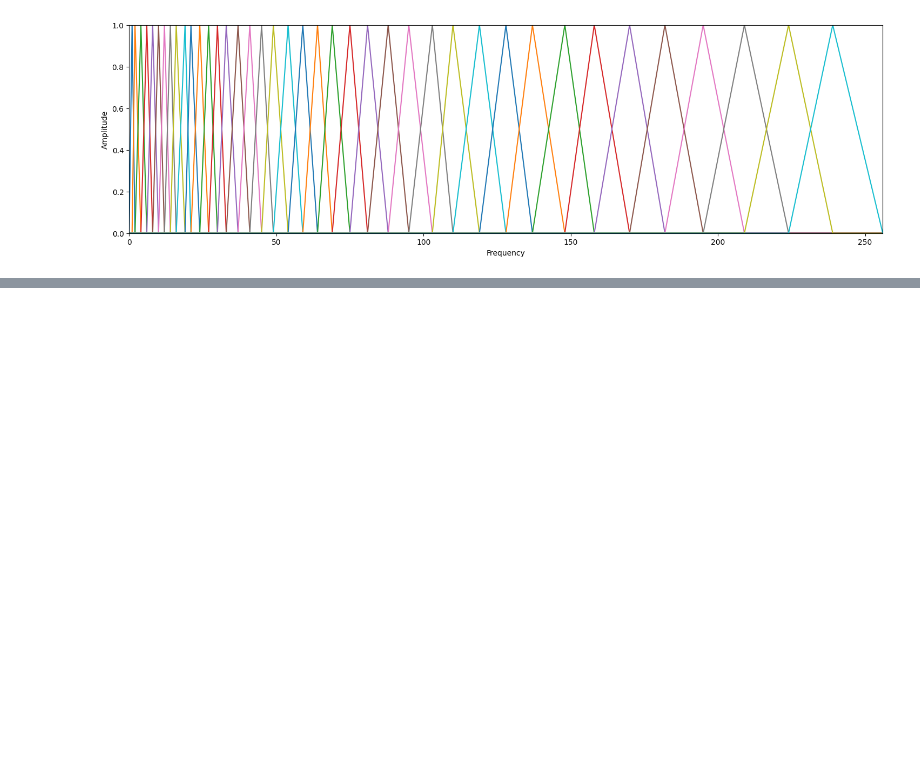
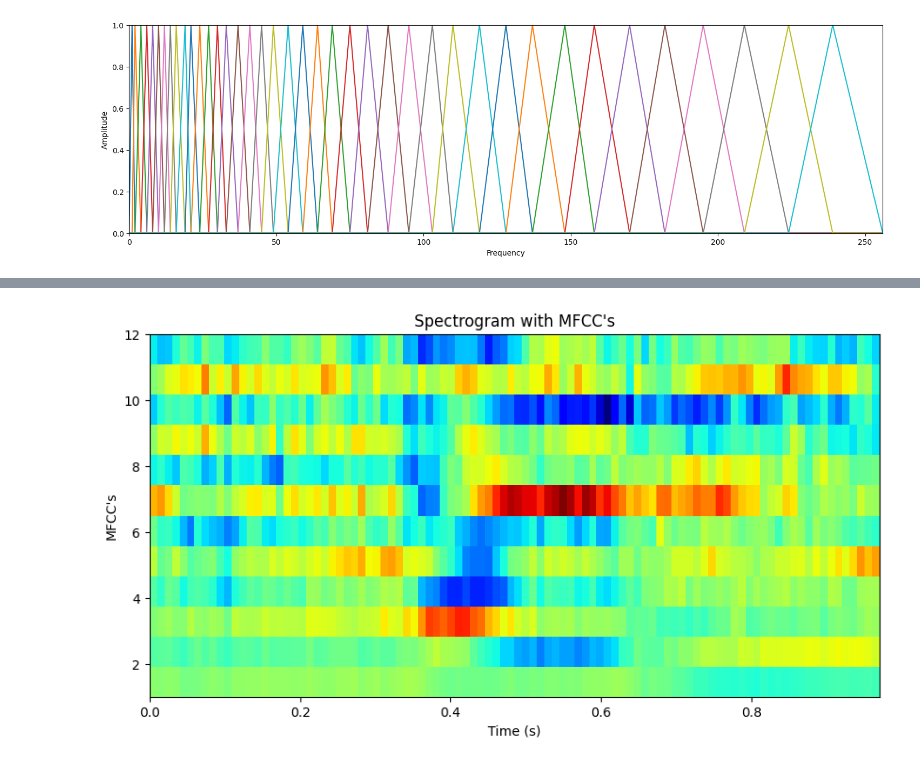
Before and after one commit to HiImGabry/speech-recognition-representation-unica-dl, a Jupyter notebook: Filter_Banks.ipynb, the cells around one changed output, grey strips where cells are left out. Saved outputs shown, nothing was run; the diff lists cells and outputs as text; code cells hidden in the pictures; blank space fills up the shorter version.

```diff
--- a/Filter_Banks.ipynb
+++ b/Filter_Banks.ipynb
@@ -206,0 +235,21 @@ MEL max: 2840.023046708319
+# %%
+num_ceps = 12
+cep_lifter = 22
+mfcc = dct(filter_banks, type=2, axis=1, norm='ortho')[:, 1 : (num_ceps + 1)]
+
+(nframes, ncoeff) = mfcc.shape
+n = np.arange(ncoeff)
+lift = 1 + (cep_lifter / 2) * np.sin(np.pi * n / cep_lifter)
+mfcc *= lift
+# %%
+time_frames = np.arange(0, num_frames) * frame_stride
+extent = [time_frames[0], time_frames[-1], 1, num_ceps]
+
+plt.figure(figsize=(10, 5))
+plt.imshow(mfcc.T, origin='lower', aspect='auto', cmap='jet', extent = extent)
+plt.title('Spectrogram with MFCC\'s')
+plt.ylabel('MFCC\'s')
+plt.xlabel('Time (s)')
+plt.show()
+# %% [output]
+[figure, added]
```
Also changed, not shown: parts of 5 cells of this notebook.
